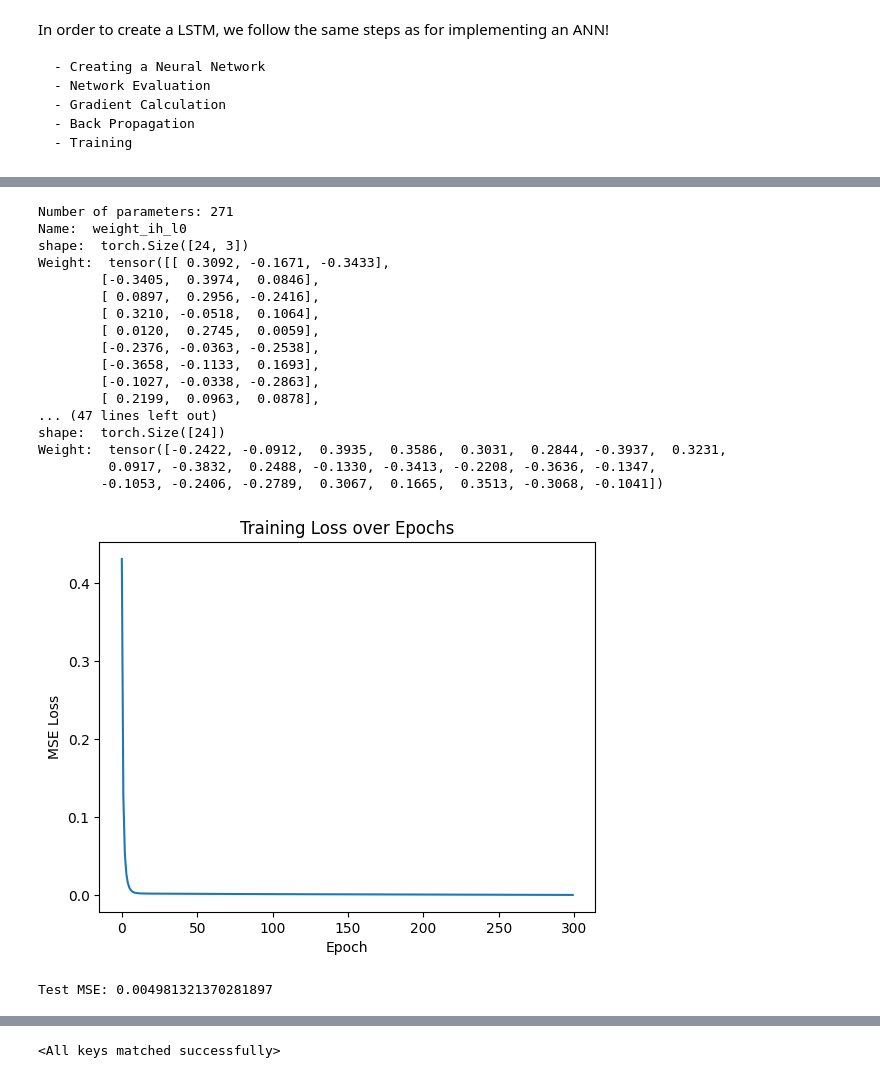
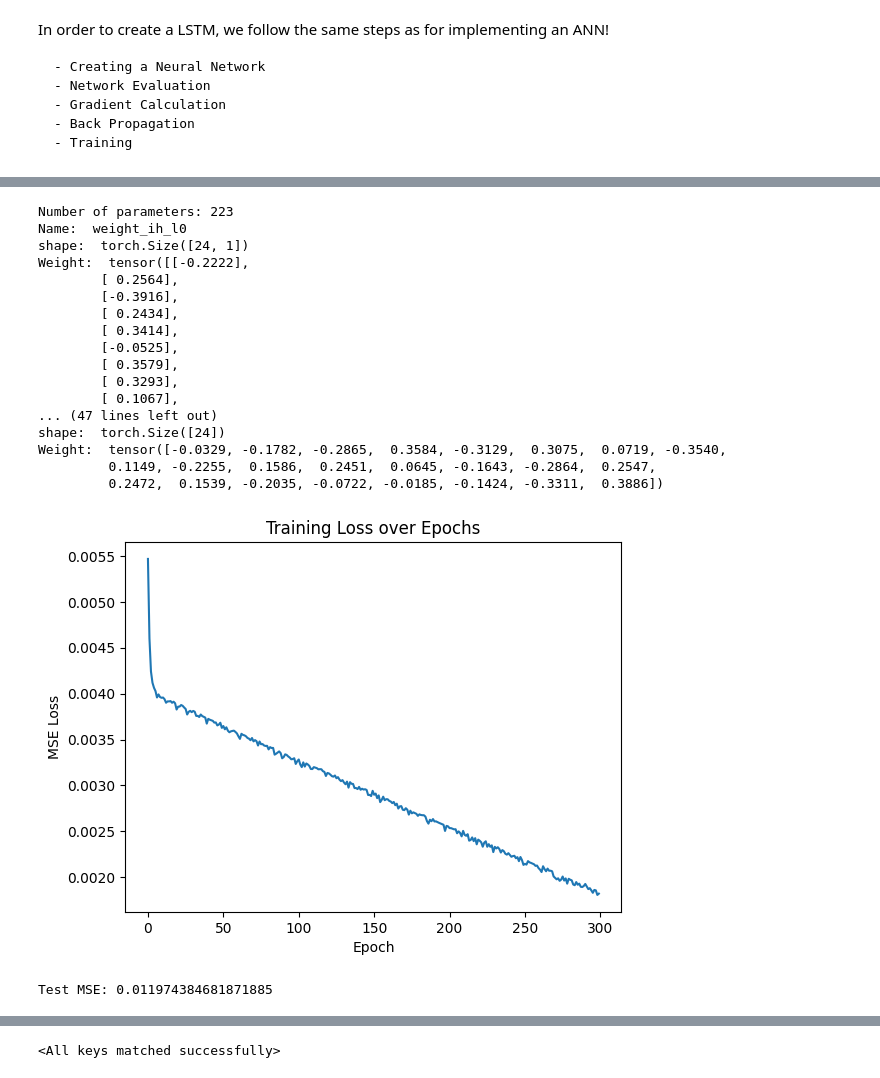
Before and after one commit to aaubs/ds-master, a Jupyter notebook: notebooks/M3_1_LSTM_Tutorial_v2.ipynb, the cells around one changed output, grey strips where cells are left out. Saved outputs shown, nothing was run; the diff lists cells and outputs as text; code cells hidden in the pictures.

```diff
--- a/notebooks/M3_1_LSTM_Tutorial_v2.ipynb
+++ b/notebooks/M3_1_LSTM_Tutorial_v2.ipynb
@@ -166,13 +166,13 @@ print(normalized_stock_data)
   0.41464421 0.4738791  0.53311399]]
 # %%
 # Split the data into sequences for LSTM input
-n_steps = 3
+sequence_length = 3
 sequence_data = []
 sequence_labels = []
 
-for i in range(len(normalized_stock_data[0]) - n_steps):
-    sequence_data.append(normalized_stock_data[0][i:i+n_steps])
-    sequence_labels.append(normalized_stock_data[0][i+n_steps])
+for i in range(len(normalized_stock_data[0]) - sequence_length):
+    sequence_data.append(normalized_stock_data[0][i:i+sequence_length])
+    sequence_labels.append(normalized_stock_data[0][i+sequence_length])
 
 sequence_data = np.array(sequence_data)
 sequence_labels = np.array(sequence_labels)
@@ -234,10 +234,12 @@ test_losses = []
 # 1. Creating a FeedForwardNetwork
 # 1.1 Structure (Architecture) of NN
 # Define the input size, hidden size and number of outputs
-input_size = 3
+input_size = 1
 hidden_size = 6
+sequence_length = 3
 output_size = 1
 
+batch_size = 1
 
 lstm = torch.nn.LSTM(input_size, hidden_size, batch_first=True)
 # Initialize the output layer
@@ -262,23 +264,23 @@ for name, param in lstm.named_parameters():
     print("shape: ", param.shape)
     print("Weight: ", param.data)
 # %% [output]
-Number of parameters: 271
+Number of parameters: 223
 Name:  weight_ih_l0
-shape:  torch.Size([24, 3])
-Weight:  tensor([[ 0.3092, -0.1671, -0.3433],
-        [-0.3405,  0.3974,  0.0846],
-        [ 0.0897,  0.2956, -0.2416],
-        [ 0.3210, -0.0518,  0.1064],
-        [ 0.0120,  0.2745,  0.0059],
-        [-0.2376, -0.0363, -0.2538],
-        [-0.3658, -0.1133,  0.1693],
-        [-0.1027, -0.0338, -0.2863],
-        [ 0.2199,  0.0963,  0.0878],
+shape:  torch.Size([24, 1])
+Weight:  tensor([[-0.2222],
+        [ 0.2564],
+        [-0.3916],
+        [ 0.2434],
+        [ 0.3414],
+        [-0.0525],
+        [ 0.3579],
+        [ 0.3293],
+        [ 0.1067],
 ... (47 lines left out)
 shape:  torch.Size([24])
-Weight:  tensor([-0.2422, -0.0912,  0.3935,  0.3586,  0.3031,  0.2844, -0.3937,  0.3231,
-         0.0917, -0.3832,  0.2488, -0.1330, -0.3413, -0.2208, -0.3636, -0.1347,
-        -0.1053, -0.2406, -0.2789,  0.3067,  0.1665,  0.3513, -0.3068, -0.1041])
+Weight:  tensor([-0.0329, -0.1782, -0.2865,  0.3584, -0.3129,  0.3075,  0.0719, -0.3540,
+         0.1149, -0.2255,  0.1586,  0.2451,  0.0645, -0.1643, -0.2864,  0.2547,
+         0.2472,  0.1539, -0.2035, -0.0722, -0.0185, -0.1424, -0.3311,  0.3886])
 # %%
 # Loop over the number of epochs
 for i in range(epochs):
@@ -286,14 +288,14 @@ for i in range(epochs):
 
     # Initialize the hidden state and the cell state
     # The hidden state and the cell state reset to zero for every epoch
-    hs = torch.zeros(1, hidden_size)
-    cs = torch.zeros(1, hidden_size)
+    hs = torch.zeros(1, batch_size, hidden_size)
+    cs = torch.zeros(1, batch_size, hidden_size)
     # Get the input and target at position i
     for i, (data, label) in enumerate(train_loader):
 
         hidden = (hs, cs)
         # 2. Forward Pass
-        output, hidden = lstm(data.float(), hidden)
+        output, hidden = lstm(data.float().reshape(1,3,1), hidden)
         output_fc = fc(hidden[-1])
 
         # 3. FeedForward Evaluation
@@ -317,34 +319,34 @@ for i in range(epochs):
 # %%
 # Plot the MSE loss for each epoch
 plt.plot(train_losses)
 plt.xlabel('Epoch')
 plt.ylabel('MSE Loss')
 plt.title('Training Loss over Epochs')
 plt.show()
 
 # Evaluate the LSTM model
 mse = 0
 
 with torch.no_grad():
     # Initialize the hidden state and the cell state
     # The hidden state and the cell state reset to zero for every epoch
-    hs = torch.zeros(1, hidden_size)
-    cs = torch.zeros(1, hidden_size)
+    hs = torch.zeros(1, batch_size, hidden_size)
+    cs = torch.zeros(1, batch_size, hidden_size)
 
     for data, label in test_loader:
         hidden = (hs, cs)
-        output, hidden = lstm(data.float(), hidden)
+        output, hidden = lstm(data.float().reshape(1,3,1), hidden)
         output_fc = fc(hidden[-1])
         hs = hs.detach()
         cs = cs.detach()
 
         mse += ((output_fc - label)**2).mean().item()
 
 mse /= len(test_loader)
 print('Test MSE: {}'.format(mse))
 # %% [output]
-[figure, old version]
+[figure, new version]
-Test MSE: 0.004981321370281897
+Test MSE: 0.011974384681871885
 # %%
 # Combine the parameters of the LSTM layer and linear layer
 params = list(lstm.parameters()) + list(fc.parameters())
```
Also changed, not shown: parts of 3 cells of this notebook.
